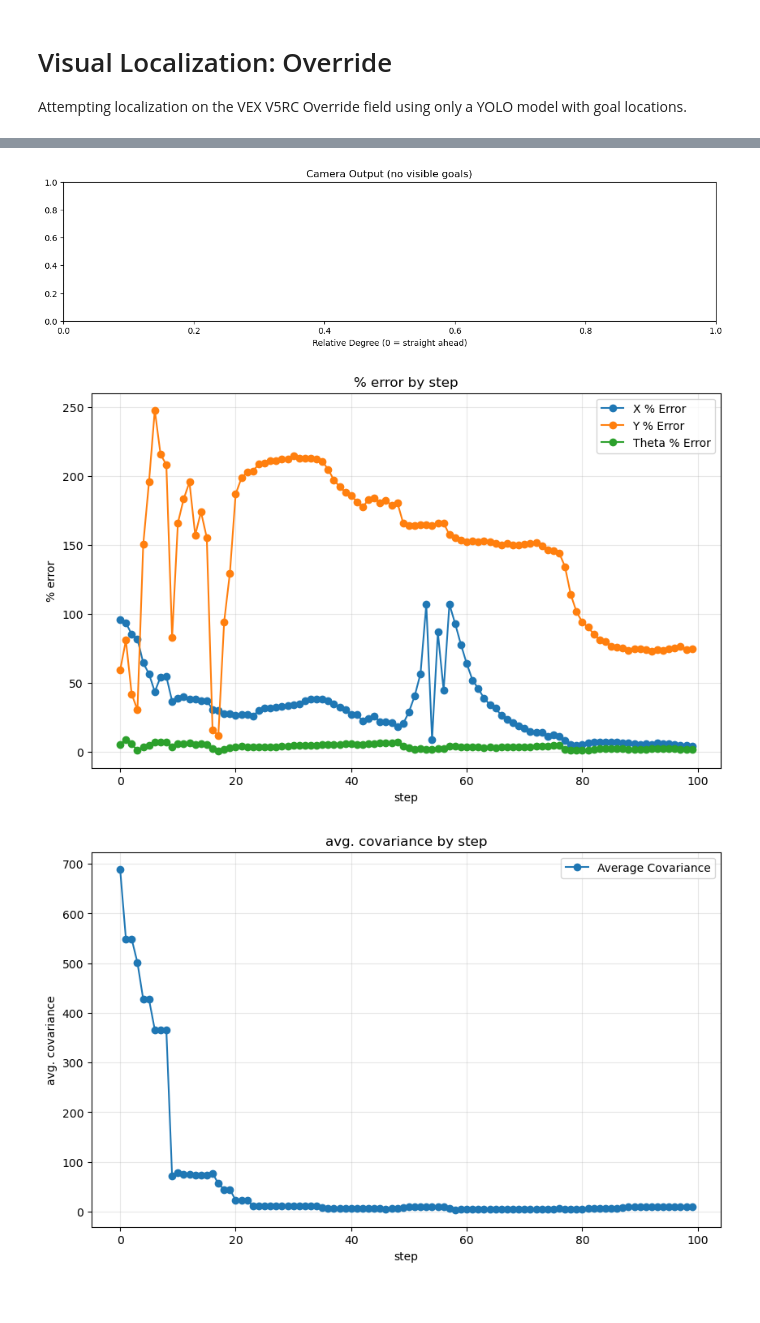
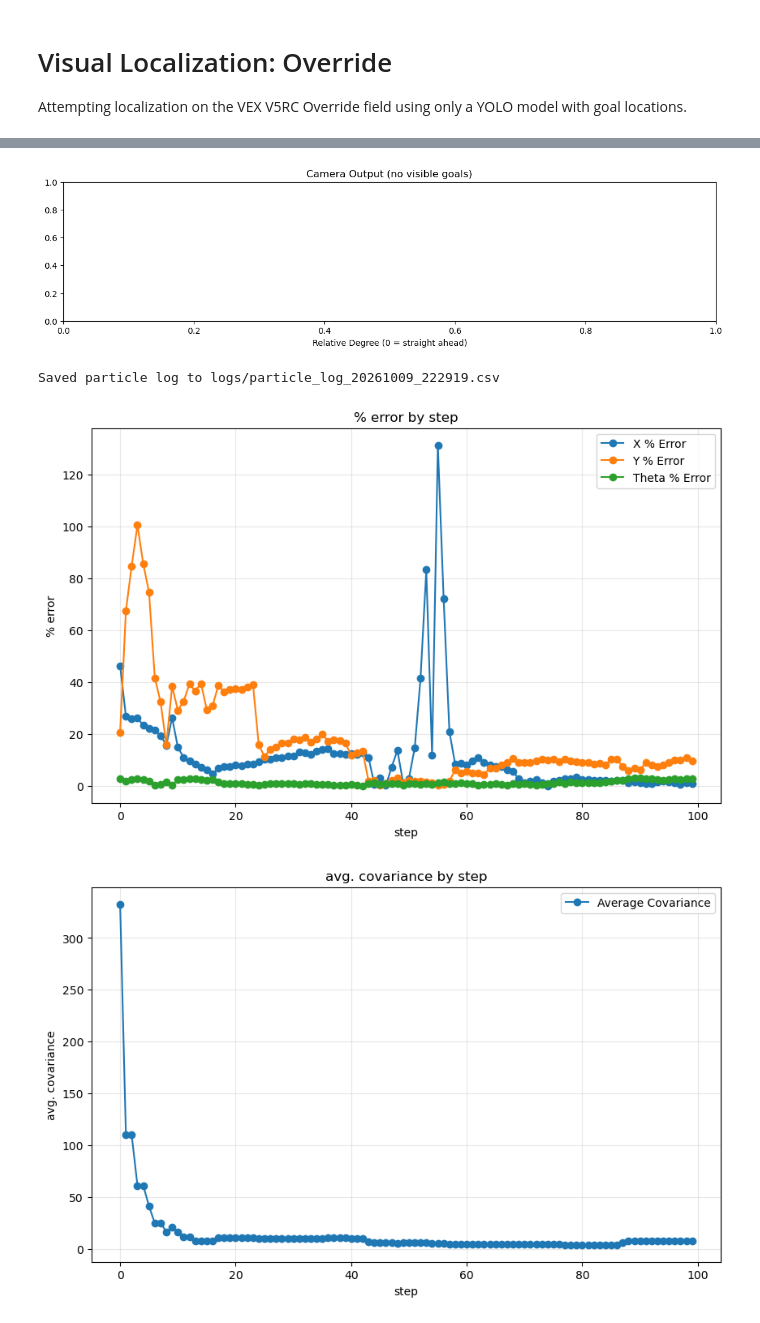
Before and after one commit to kymadogg/vis_loc, a Jupyter notebook: main.ipynb, the cells around one changed output, grey strips where cells are left out. Cells and saved outputs as stored; diff of their text form; code cells hidden in the pictures.

```diff
--- a/main.ipynb
+++ b/main.ipynb
@@ -12,11 +12,11 @@ import matplotlib.pyplot as plt
 from datetime import datetime
 from IPython.display import clear_output, display
 
-from field import Field
-from robot import Robot
-from localize import Localize
-from rendering import Render
-from utilities import percent_error, average_covariance
+from vis_loc.field import Field
+from vis_loc.robot import Robot
+from vis_loc.localize import Localize
+from vis_loc.rendering import Render
+from vis_loc.utilities import percent_error, average_covariance
 
 # field setup and rendering class initialization
 field = Field()
@@ -26,12 +26,11 @@ render = Render(ax)
 # variables
 penalty = 90
 max_particles = 1000
-log = False
+log = True
 debug = False
 
 # filter setup
 loc = Localize(max_particles, penalty, debug=False)
-loc.initial_draw(max_particles)
 
 # pass in goal locations through field
 robot = Robot(-5.5, -1, 0, ax, field, debug=False)
@@ -46,6 +45,9 @@ cycle_rows = []
 # update loop for the field plot
 for step in range(100):
 
+    if step == 0:
+        loc.initial_draw(max_particles)
+
     # move
     dx, dy, dth = (0.1, 0, 0)
     odom = robot.drive_path(dx, dy, dth)
@@ -54,17 +56,14 @@ for step in range(100):
     obs = robot.camera.read()
 
     # update filter
-    pose, particles = loc.update((dx, dy, dth), obs)
+    pose, particles, weights = loc.update((dx, dy, dth), obs)
 
-    # render particles
-    weights = loc.weight_particles(obs)
+    # render particles and computed pose
     render.particles(particles, weights)
-
-    # render estimated pose arrow
     render.estimated_pose(pose)
 
     if debug:
-        print(len(loc.particles))
+        print(f"there are {len(loc.particles)} particles")
 
     # covariance plot
     covariance = loc.calc_covariance()
@@ -152,3 +151,4 @@ plt.close(fig3)
 [figure]
+Saved particle log to logs/particle_log_20261009_222919.csv
-[figure, old version]
+[figure, new version]
-[figure, old version]
+[figure, new version]
```
Also changed, not shown: parts of 1 cell of this notebook, 21 other files.
